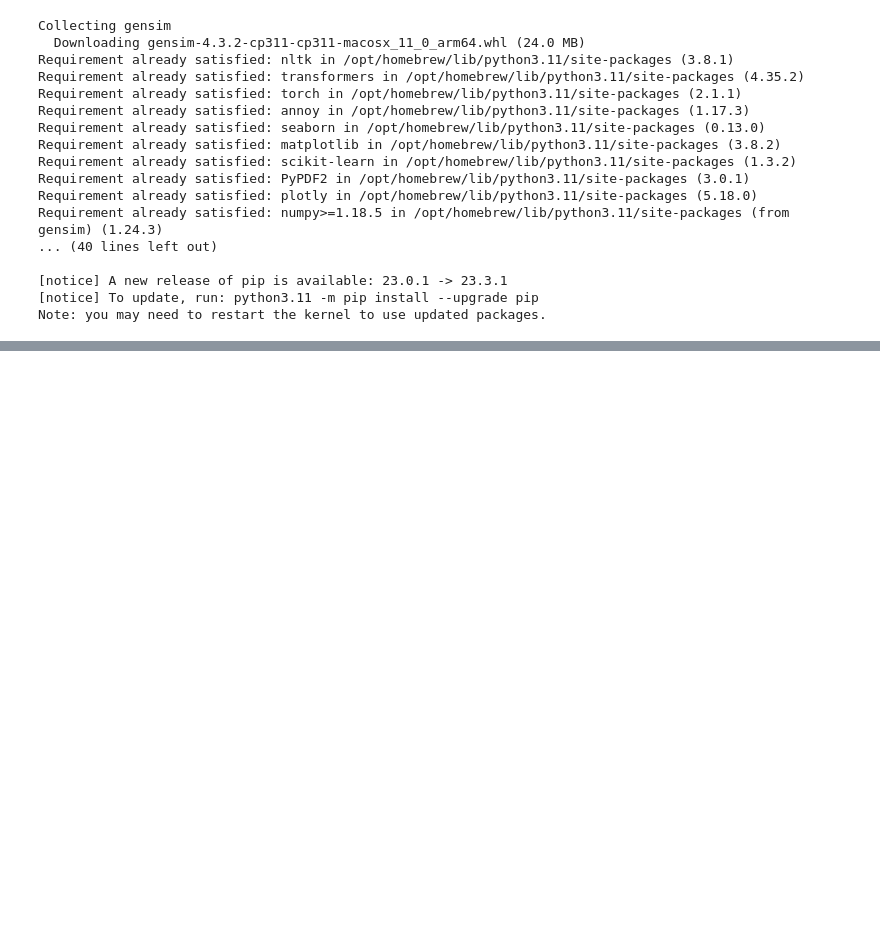
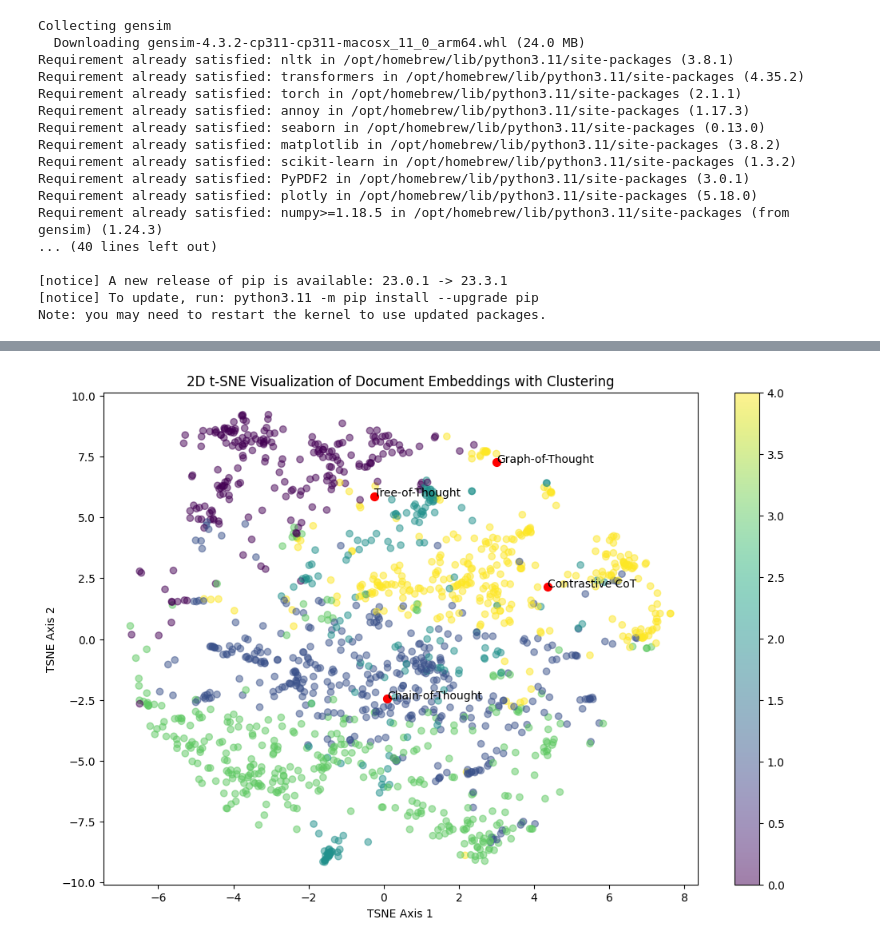
Before and after one commit to trigaten/The_Prompt_Report, a Jupyter notebook: scripts/doc2vec.ipynb, the cells around one changed output, grey strips where cells are left out. Saved outputs shown, nothing was run; the diff lists cells and outputs as text; code cells hidden in the pictures; blank space fills up the shorter version.

```diff
--- a/scripts/doc2vec.ipynb
+++ b/scripts/doc2vec.ipynb
@@ -94,0 +216,66 @@ unknown widths :
+# %%
+import os
+import matplotlib.pyplot as plt
+from sklearn.manifold import TSNE
+from sklearn.cluster import KMeans
+import numpy as np
+import pickle
+
+# Define the method to generate embeddings for a document (Adjust as per your embedding method)
+def generate_embedding_for_doc(file_path):
+    # Read and preprocess the document
+    document_text = read_pdf(file_path)
+    preprocessed_text = preprocess_text(document_text)
+
+    # Generate embeddings (using your model)
+    embedding = model.infer_vector(preprocessed_text)
+    return embedding
+
+# Load existing embeddings
+with open('doc_embeddings.pkl', 'rb') as f:
+    embeddings_dict = pickle.load(f)
+
+# Specific documents to include
+specific_docs_labels = {
+    "/Users/aayushgupta/Downloads/2311.09277.pdf": "Contrastive CoT",
+    "/Users/aayushgupta/Downloads/2305.10601.pdf": "Tree-of-Thought",
+    "/Users/aayushgupta/Downloads/2308.09687.pdf": "Graph-of-Thought",
+    "/Users/aayushgupta/Downloads/2201.11903.pdf": "Chain-of-Thought"
+}
+
+# Generate and add embeddings for specific documents
+for doc_path in specific_docs_labels.keys():
+    embedding = generate_embedding_for_doc(doc_path)
+    embeddings_dict[doc_path] = embedding
+
+# Prepare data for t-SNE
+tags, embeddings = zip(*embeddings_dict.items())
+embeddings = np.array(embeddings)
+
+# t-SNE for 2D reduction
+tsne = TSNE(n_components=2, perplexity=30, n_iter=300)
+reduced_embeddings = tsne.fit_transform(embeddings)
+
+# Clustering for color differentiation
+num_clusters = 5
+kmeans = KMeans(n_clusters=num_clusters)
+clusters = kmeans.fit_predict(embeddings)
+
+# Plot
+fig, ax = plt.subplots(figsize=(12, 8))
+scatter = ax.scatter(reduced_embeddings[:, 0], reduced_embeddings[:, 1], c=clusters, cmap='viridis', alpha=0.5)
+
+# Highlight and label specific documents
+for path, label in specific_docs_labels.items():
+    if path in tags:
+        idx = tags.index(path)
+        ax.scatter(reduced_embeddings[idx, 0], reduced_embeddings[idx, 1], color='red', s=50)
+        ax.text(reduced_embeddings[idx, 0], reduced_embeddings[idx, 1], label, fontsize=10, color='black')
+
+ax.set_xlabel('TSNE Axis 1')
+ax.set_ylabel('TSNE Axis 2')
+plt.title('2D t-SNE Visualization of Document Embeddings with Clustering')
+plt.colorbar(scatter)
+plt.show()
+# %% [output]
+[figure, added]
```
Also changed, not shown: parts of 5 cells of this notebook, 3 other files.
